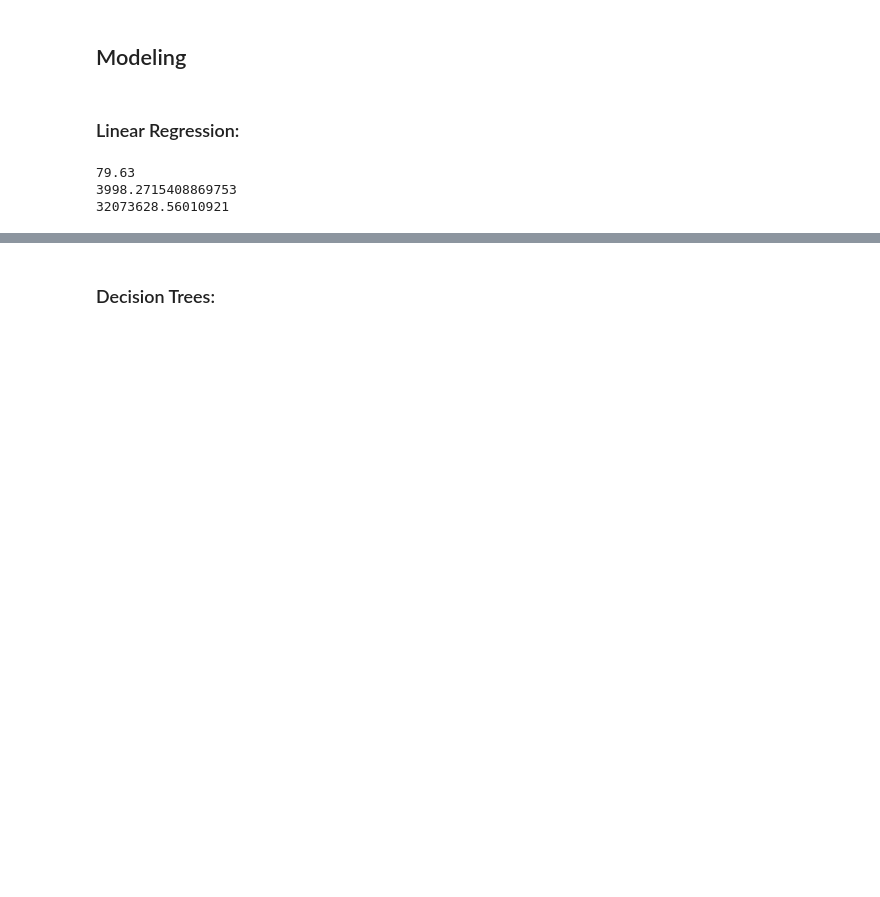
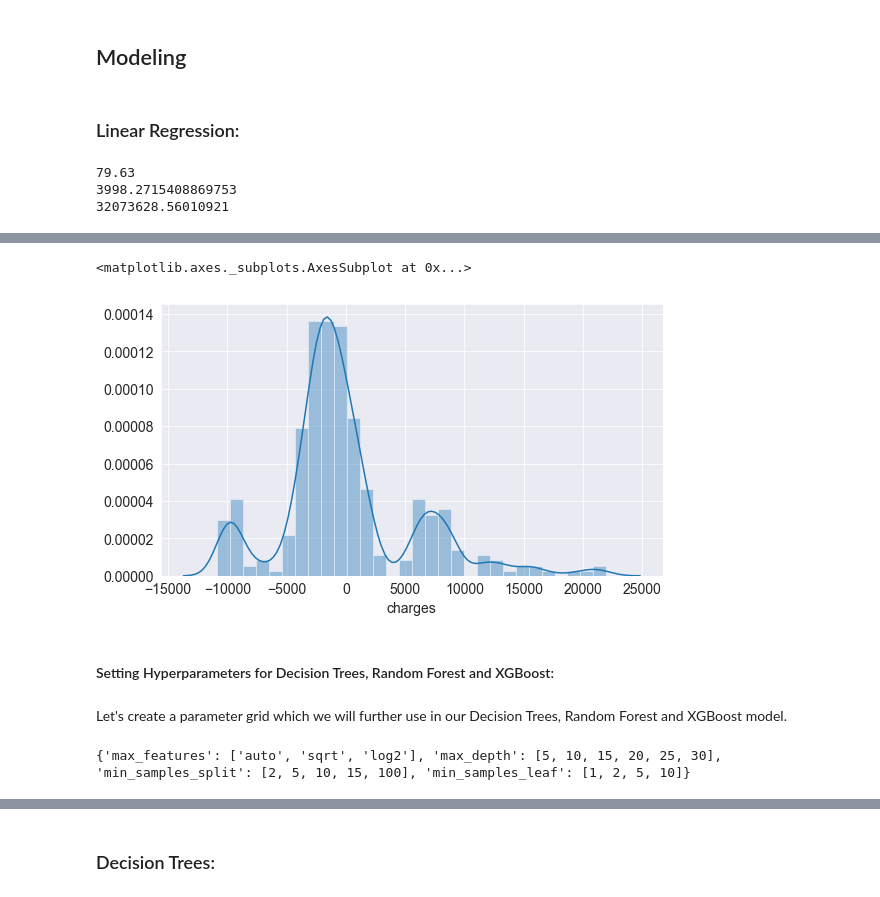
Before and after one commit to vighneshutamse/Insurance-Cost-Prediction, a Jupyter notebook: Insurance_Cost_Prediction.ipynb, the cells around one changed output, grey strips where cells are left out. Saved outputs shown, nothing was run; the diff lists cells and outputs as text; code cells hidden in the pictures; blank space fills up the shorter version.

```diff
--- a/Insurance_Cost_Prediction.ipynb
+++ b/Insurance_Cost_Prediction.ipynb
@@ -271,0 +293,7 @@ print(mean_squared_error(y_test, y_test_pred))
+# %%
+sns.distplot(y_test-y_test_pred)
+# %% [output]
+<matplotlib.axes._subplots.AxesSubplot at 0x...>
+[figure, added]
+# %% [markdown]
+#### Setting Hyperparameters for Decision Trees, Random Forest and XGBoost:
@@ -271,0 +314,14 @@ print(mean_squared_error(y_test, y_test_pred))
+# %% [markdown]
+Let's create a parameter grid which we will further use in our Decision Trees, Random Forest and XGBoost model.
+# %%
+# Parameter grid for Decision Trees
+tree_param_grid = {
+    'max_features': max_features,
+    'max_depth': max_depth,
+    'min_samples_split': min_samples_split,
+    'min_samples_leaf': min_samples_leaf
+}
+
+print(tree_param_grid)
+# %% [output]
+{'max_features': ['auto', 'sqrt', 'log2'], 'max_depth': [5, 10, 15, 20, 25, 30], 'min_samples_split': [2, 5, 10, 15, 100], 'min_samples_leaf': [1, 2, 5, 10]}
```
Also changed, not shown: parts of 35 cells of this notebook.
